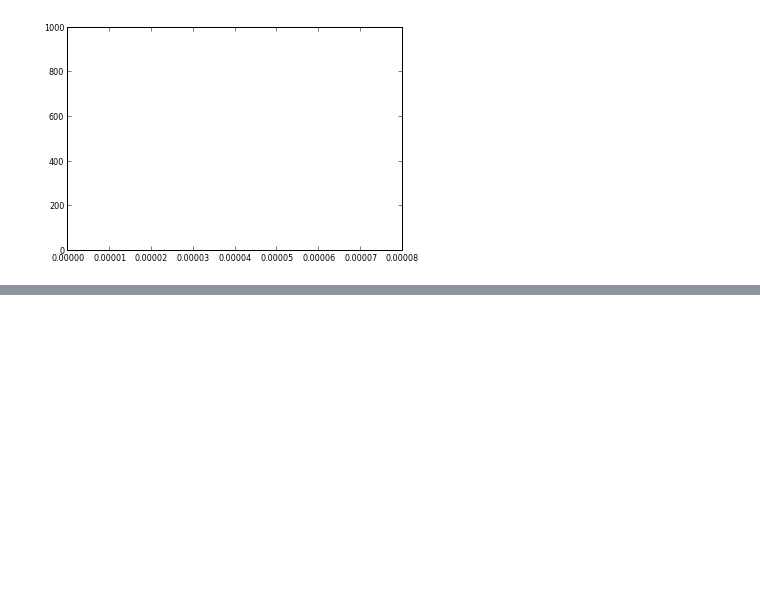
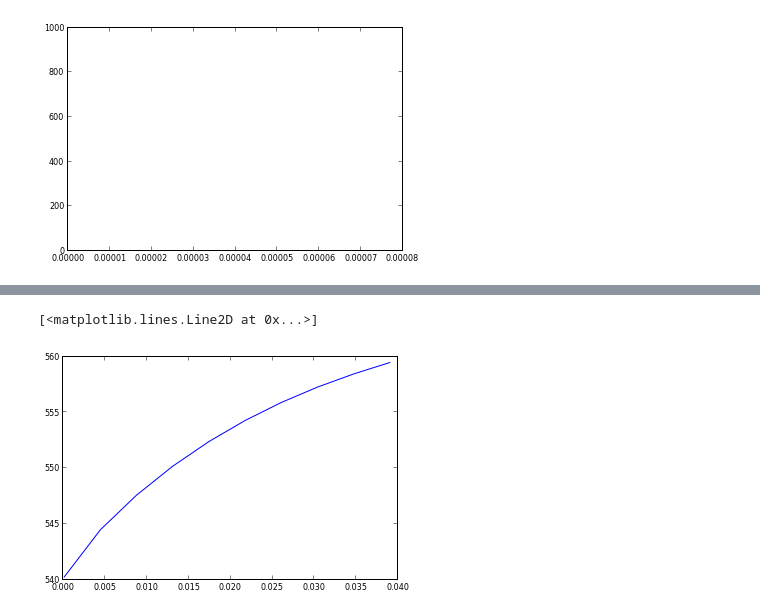
Before and after one commit to janvonrickenbach/sim-note-books, a Jupyter notebook: 1D-washcoat_tests.ipynb, the cells around one changed output, grey strips where cells are left out. Saved outputs shown, nothing was run; the diff lists cells and outputs as text; code cells hidden in the pictures; blank space fills up the shorter version.

```diff
--- a/1D-washcoat_tests.ipynb
+++ b/1D-washcoat_tests.ipynb
@@ -1908,0 +2135,35 @@ anim.save('basic_animation.mp4', fps=200)
+# %%
+prob = pa.pa.PlotOverLine(data)
+
+pa.pa.UpdatePipeline()
+bounds = pa.get_bounds(data)
+
+print(bounds)
+y_coord = -0.000
+z_coord = 0.0005
+prob.Source.Point1 = [0.0,y_coord,z_coord]
+prob.Source.Point2 = [0.039,y_coord,z_coord]
+
+pa.pa.UpdatePipeline()
+
+
+data_dict = pa.save_data_to_dict(prob,cell=False)
+
+pa.pa.UpdatePipeline()
+
+massflow_weight = ["U"]
+massflow_var = ["CO","T"]
+
+x_coord = np.linspace(0.0001,0.039,10)
+
+mf_avg = {}
+for var in massflow_var:
+    mf_avg[var] = []
+    for x in x_coord:
+        line = pa.pa.PlotOverLine(data)
+        line.Source.Point1 = [x,-0.000999,z_coord]
+        line.Source.Point2 = [x,0.000999,z_coord]
+        pa.pa.UpdatePipeline()
+        ma_avg = pa.massflow_avg(line,massflow_weight,var,cell=False)
+        mf_avg[var].append((ma_avg["massflow_t_"+var] /ma_avg["massflow"])[0])
+    del line
@@ -1908,0 +2195,5 @@ anim.save('basic_animation.mp4', fps=200)
+# %%
+pl.plot(x_coord,mf_avg["T"])
+# %% [output]
+[<matplotlib.lines.Line2D at 0x...>]
+[figure, added]
```
Also changed, not shown: parts of 37 cells of this notebook, 17 other files.
